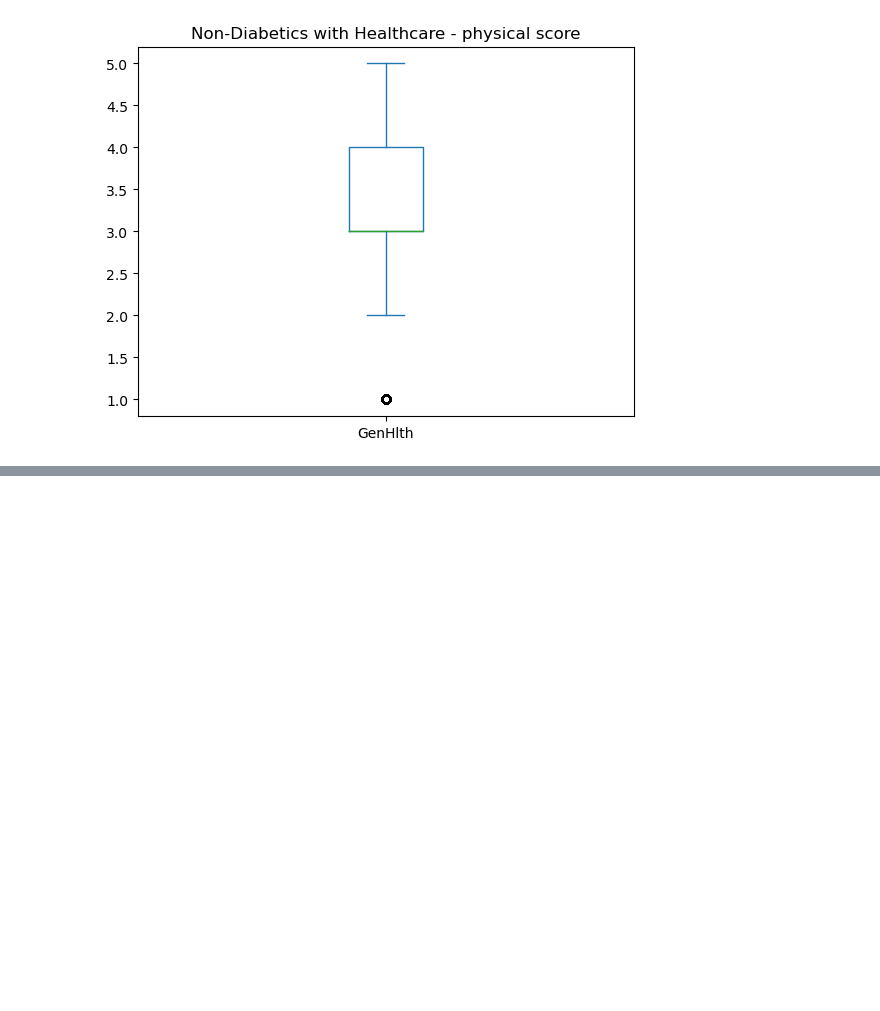
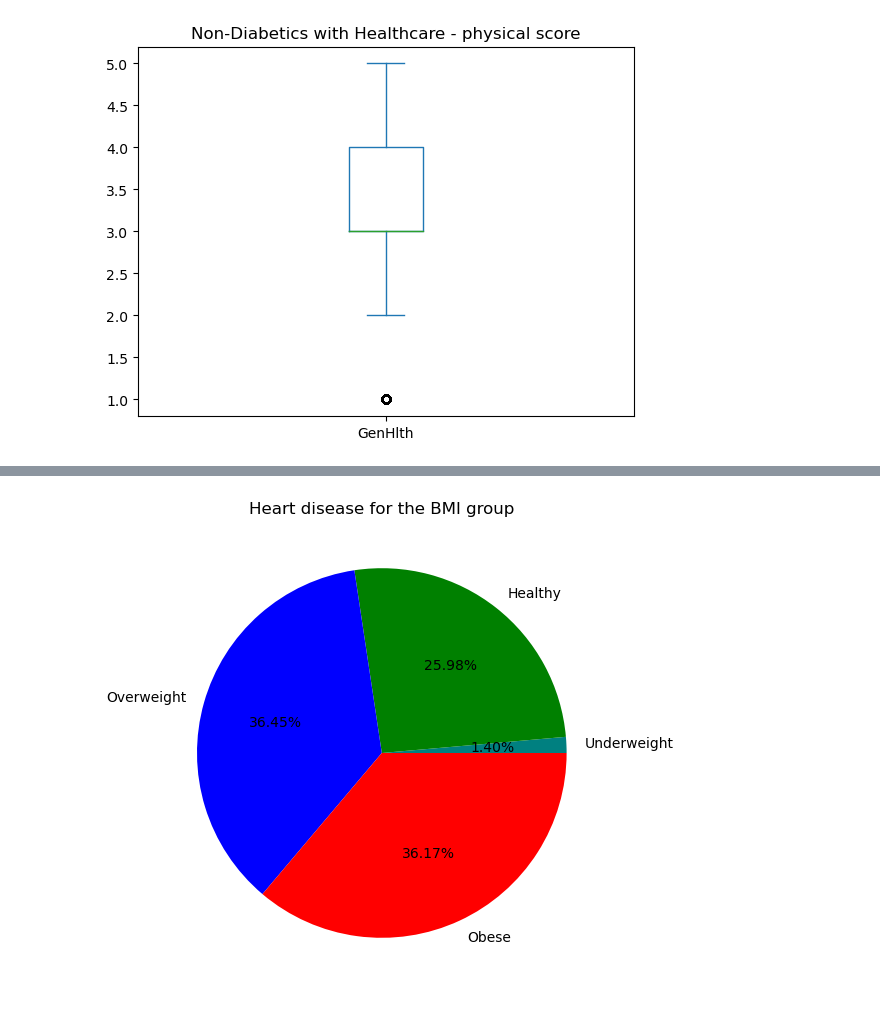
Before and after one commit to michaelz-id/project_1, a Jupyter notebook: Project1_testfile.ipynb, the cells around one changed output, grey strips where cells are left out. Cells and saved outputs as stored; diff of their text form; code cells hidden in the pictures; blank space fills up the shorter version.

```diff
--- a/Project1_testfile.ipynb
+++ b/Project1_testfile.ipynb
@@ -653,0 +730,4 @@ diabetes_gen_health_diabetes4['GenHlth'].plot(kind='box', title='Non-Diabetics w
+# %%
+#Show the subset of the original Dataframe
+bmi_heart_df =health_indicator_df[["BMI","HeartDiseaseorAttack"]]
+bmi_heart_df
@@ -653,0 +833,10 @@ diabetes_gen_health_diabetes4['GenHlth'].plot(kind='box', title='Non-Diabetics w
+# %%
+#Pie Chart for BMI with heartdisease
+heart_bmi=bmi_heart['BMI_GROUP'].count()
+plt.figure(figsize=(10,6))
+plt.pie(heart_bmi, labels=['Underweight','Healthy','Overweight','Obese'], autopct='%1.2f%%', colors=['teal','green','blue','red'])
+plt.title('Heart disease for the BMI group')
+# plt.savefig("/Images/BMI_Heart_Pie.png")
+plt.show()
+# %% [output]
+[figure, added]
```
Also changed, not shown: parts of 67 cells of this notebook.
